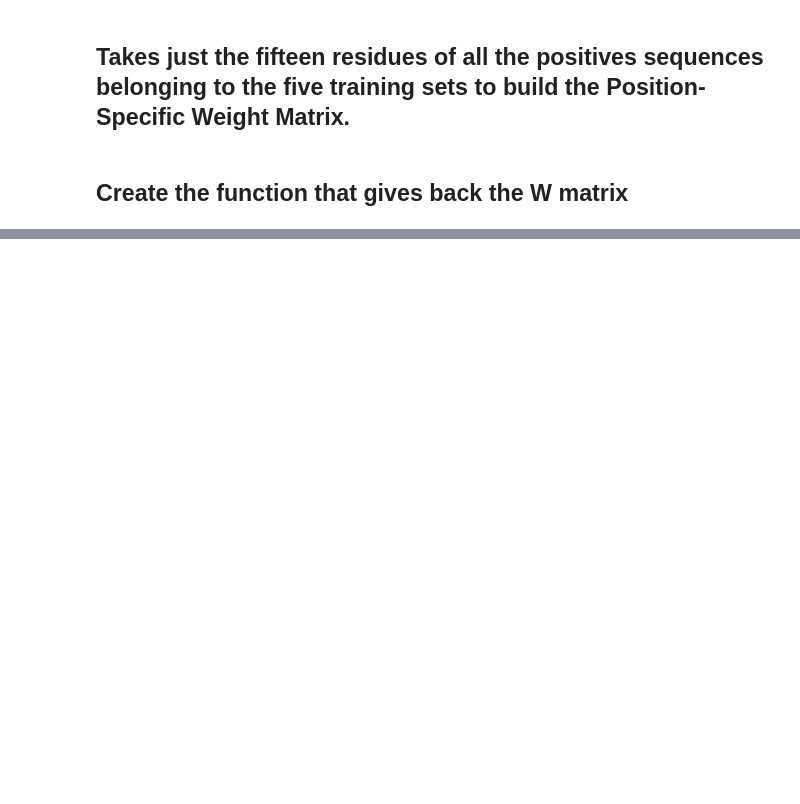
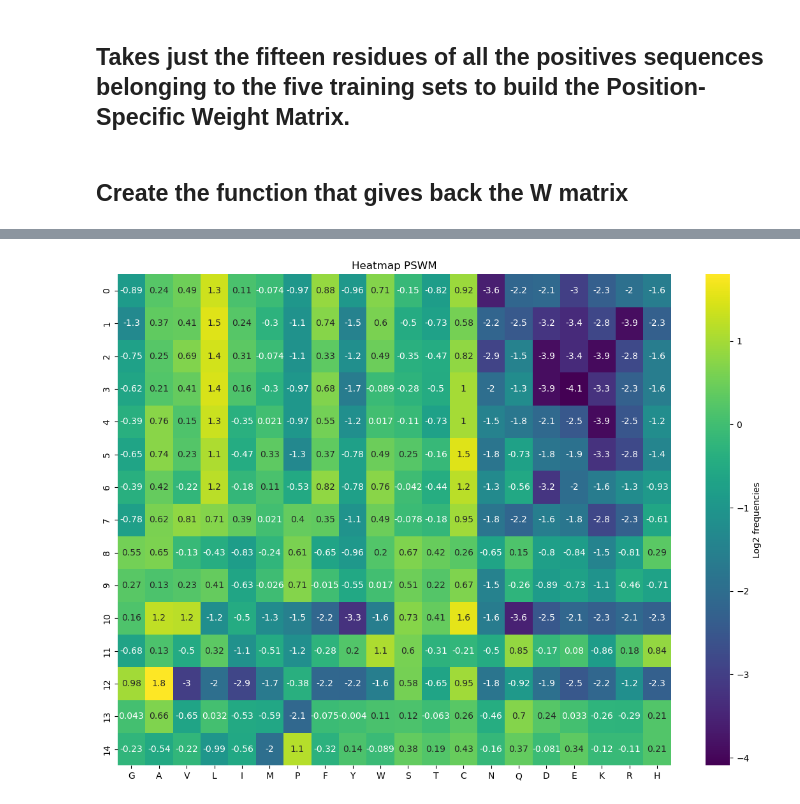
Before and after one commit to LucaCagnini/LB2_project_Group_3, a Jupyter notebook: vonHeijne/create_pswm.ipynb, the cells around one changed output, grey strips where cells are left out. Drawn from its saved outputs; the diff is of its cells as text; code cells hidden in the pictures; blank space fills up the shorter version.

```diff
--- a/vonHeijne/create_pswm.ipynb
+++ b/vonHeijne/create_pswm.ipynb
@@ -59,0 +71,16 @@ if __name__=='__main__':
+# %%
+ordered = ["G","A","V","L","I","M","P",
+           "F","Y","W",
+           "S","T","C","N","Q",
+           "D","E",
+           "K","R","H"]
+pswm_ord = pswm.loc[:, [aa for aa in ordered]]
+plt.figure(figsize=(14,10))
+sns.heatmap(pswm_ord, annot=True, cbar=True,
+            cmap="viridis",
+            cbar_kws={'label': 'Log2 frequencies'})
+
+plt.title("Heatmap PSWM")
+plt.show()
+# %% [output]
+[figure, added]
```
Also changed, not shown: parts of 3 cells of this notebook.
